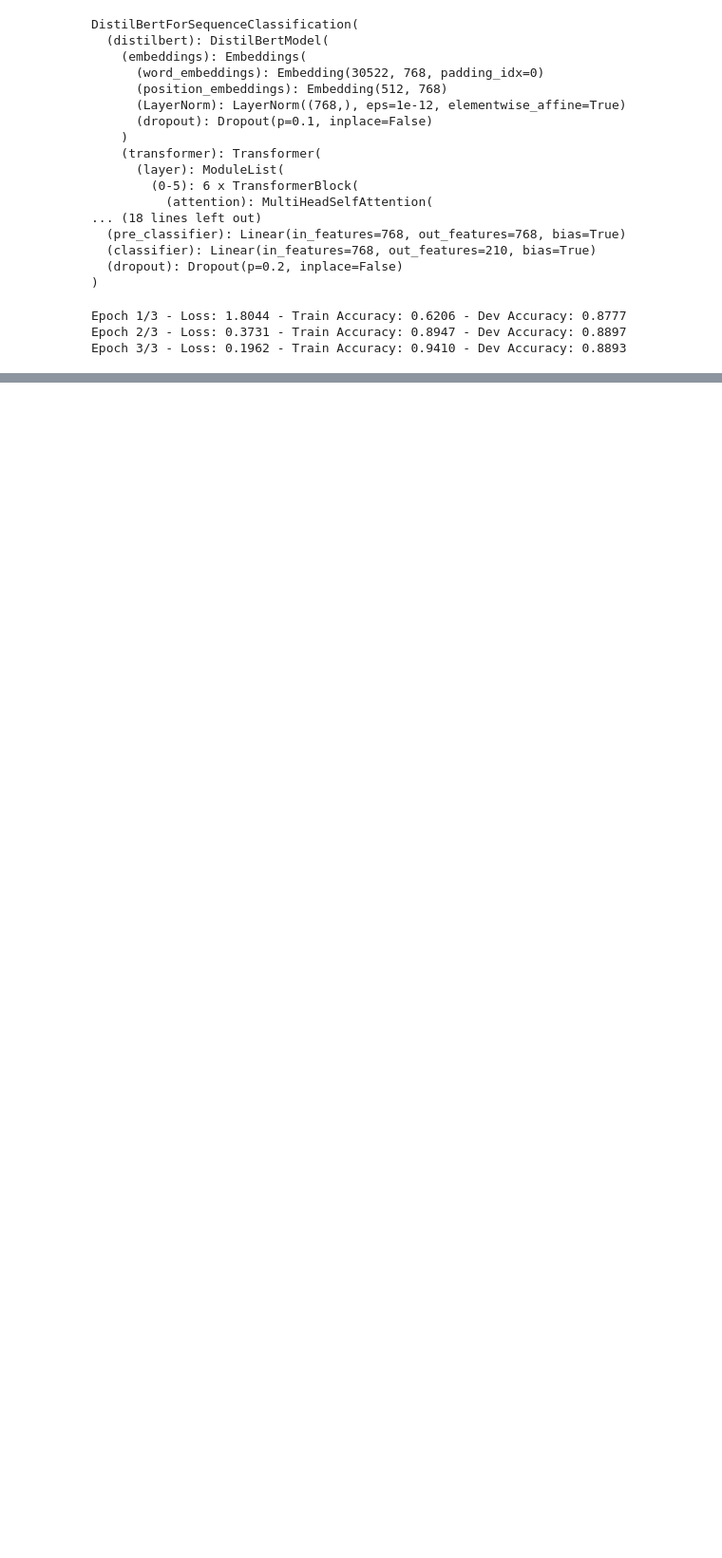
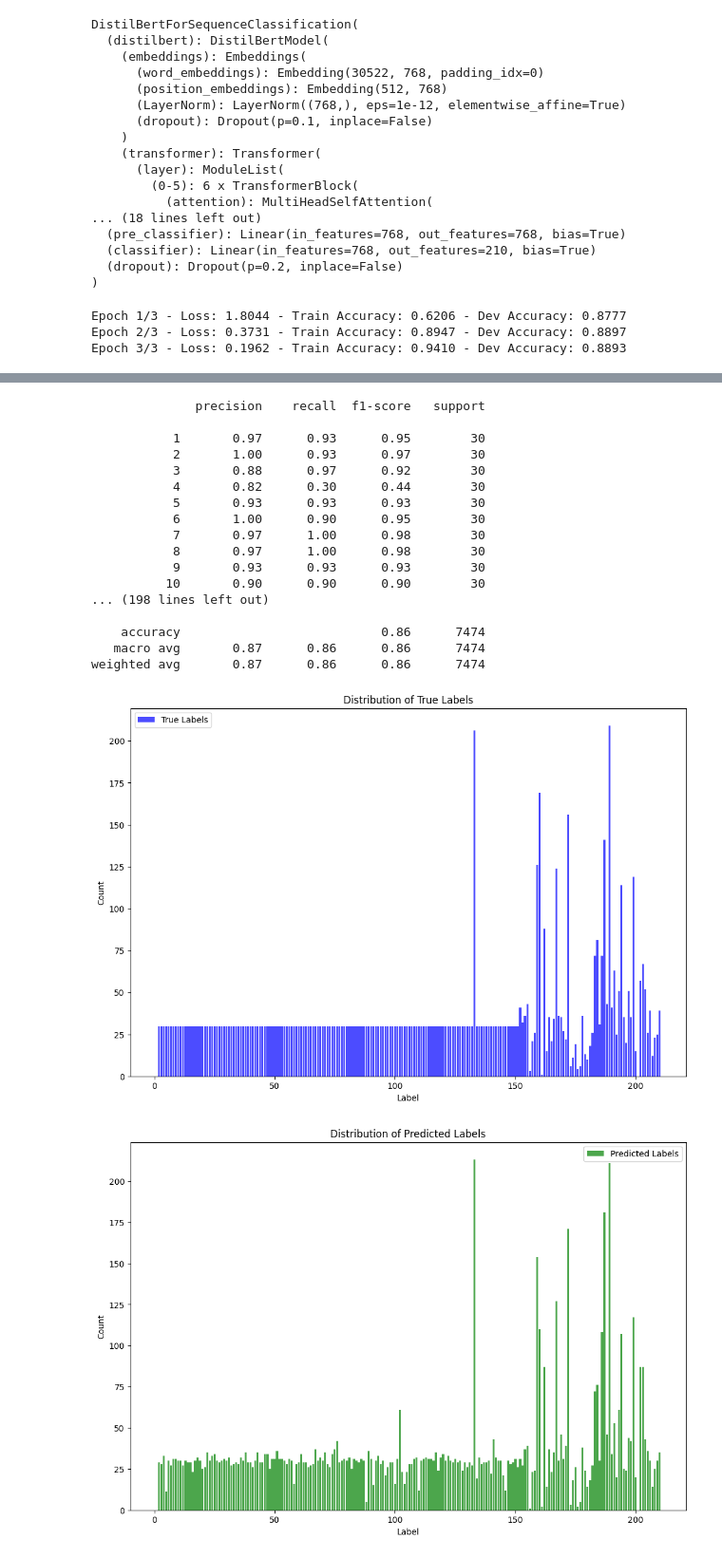
Before and after one commit to onegoel/intent-classification, a Jupyter notebook: src/clinc-oos.ipynb, the cells around one changed output, grey strips where cells are left out. Shown at 95% size. Drawn from its saved outputs; the diff is of its cells as text; code cells hidden in the pictures; blank space fills up the shorter version.

```diff
--- a/src/clinc-oos.ipynb
+++ b/src/clinc-oos.ipynb
@@ -204,0 +303,79 @@ Average Test Loss: 0.5321
+# %%
+# Evaluate the model
+predictions = []
+true_labels = []
+probs = []  # Store probabilities for ROC and precision-recall curves
+
+model.eval()
+
+with torch.no_grad():
+    for input_ids, attention_mask, labels in test_loader:
+        input_ids = input_ids.to(device)
+        attention_mask = attention_mask.to(device)
+        labels = labels.to(device)
+
+        outputs = model(input_ids, attention_mask=attention_mask)
+        _, preds = torch.max(outputs.logits, dim=1)
+        probabilities = torch.softmax(outputs.logits, dim=1)  # Calculate class probabilities
+
+        predictions.extend(preds.cpu().tolist())
+        true_labels.extend(labels.cpu().tolist())
+        probs.extend(probabilities.cpu().tolist())
+
+# Convert the probabilities to a numpy array
+probs = np.array(probs)
+
+# Print classification report
+report = classification_report(true_labels, predictions)
+print(report)
+
+# Create Confusion Matrix
+cm = confusion_matrix(true_labels, predictions)
+
+# Normalize Confusion Matrix
+cm_normalized = cm.astype('float') / cm.sum(axis=1)[:, np.newaxis]
+
+# Count the occurrences of true labels and predicted labels
+true_label_counts = np.bincount(true_labels)
+predicted_label_counts = np.bincount(predictions)
+
+# Get the unique labels
+labels = np.arange(1, 211)  # Assuming labels range from 1 to 210
+
+# Plot bar chart for true labels
+plt.figure(figsize=(12, 8))
+plt.bar(labels, true_label_counts, color='blue', alpha=0.7, label='True Labels')
+plt.xlabel('Label')
+plt.ylabel('Count')
+plt.title('Distribution of True Labels')
+plt.legend()
+plt.show()
+
+# Plot bar chart for predicted labels
+plt.figure(figsize=(12, 8))
+plt.bar(labels, predicted_label_counts, color='green', alpha=0.7, label='Predicted Labels')
+plt.xlabel('Label')
+plt.ylabel('Count')
+plt.title('Distribution of Predicted Labels')
+plt.legend()
+plt.show()
+# %% [output]
+              precision    recall  f1-score   support
+
+           1       0.97      0.93      0.95        30
+           2       1.00      0.93      0.97        30
+           3       0.88      0.97      0.92        30
+           4       0.82      0.30      0.44        30
+           5       0.93      0.93      0.93        30
+           6       1.00      0.90      0.95        30
+           7       0.97      1.00      0.98        30
+           8       0.97      1.00      0.98        30
+           9       0.93      0.93      0.93        30
+          10       0.90      0.90      0.90        30
+... (198 lines left out)
+
+    accuracy                           0.86      7474
+   macro avg       0.87      0.86      0.86      7474
+weighted avg       0.87      0.86      0.86      7474
+[figure, added]
+[figure, added]
```
Also changed, not shown: parts of 5 cells of this notebook, 7 other files.
